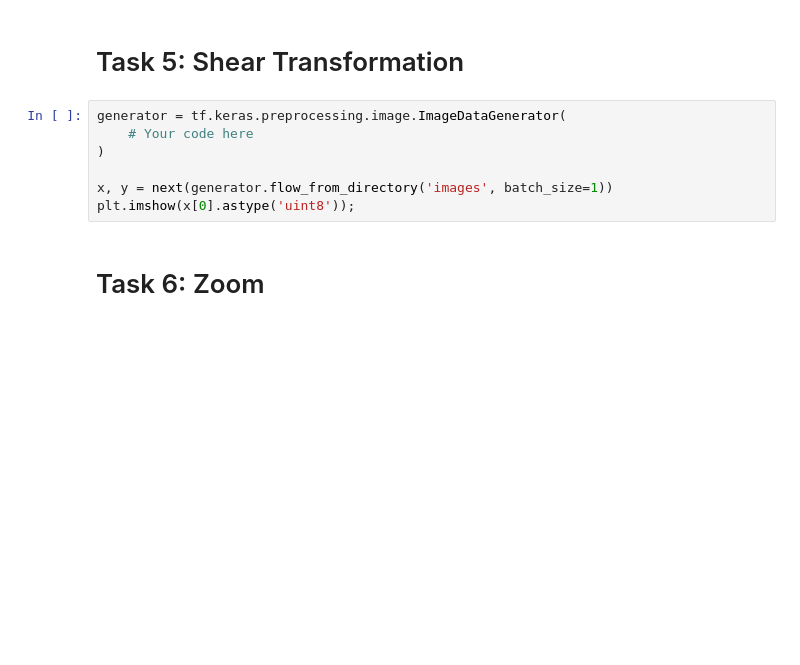
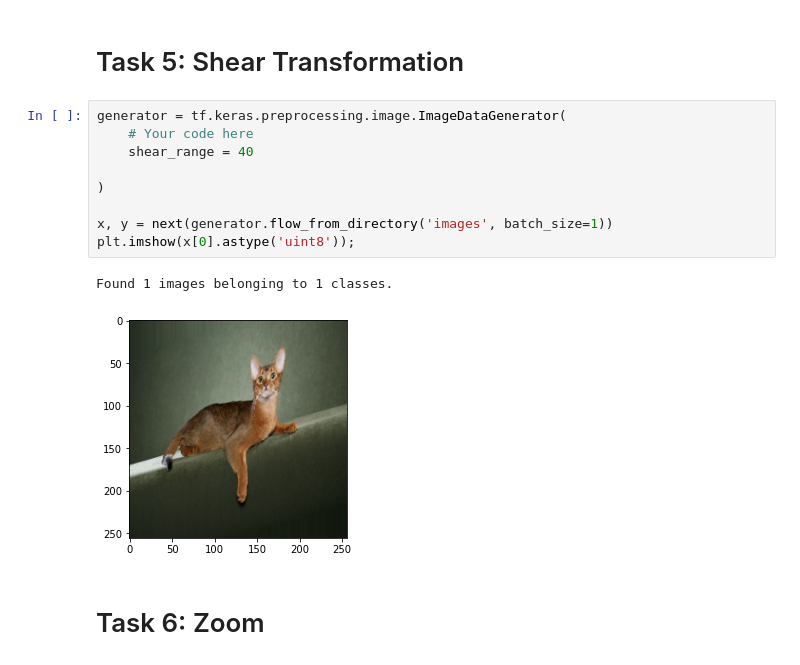
Before and after one commit to Surajv311/Image-data-Augumentation, a Jupyter notebook: Learner Notebook.ipynb, the cells around one changed output. Cells and saved outputs as stored; diff of their text form; blank space fills up the shorter version.

```diff
--- a/Learner Notebook.ipynb
+++ b/Learner Notebook.ipynb
@@ -76,10 +72,15 @@ Found 1 images belonging to 1 classes.
 # %%
 generator = tf.keras.preprocessing.image.ImageDataGenerator(
     # Your code here
+    shear_range = 40
+
 )
 
 x, y = next(generator.flow_from_directory('images', batch_size=1))
 plt.imshow(x[0].astype('uint8'));
+# %% [output]
+Found 1 images belonging to 1 classes.
+[figure, added]
 # %% [markdown]
 # Task 6: Zoom
 # %%
```
Also changed, not shown: parts of 15 cells of this notebook, 1 other file.
